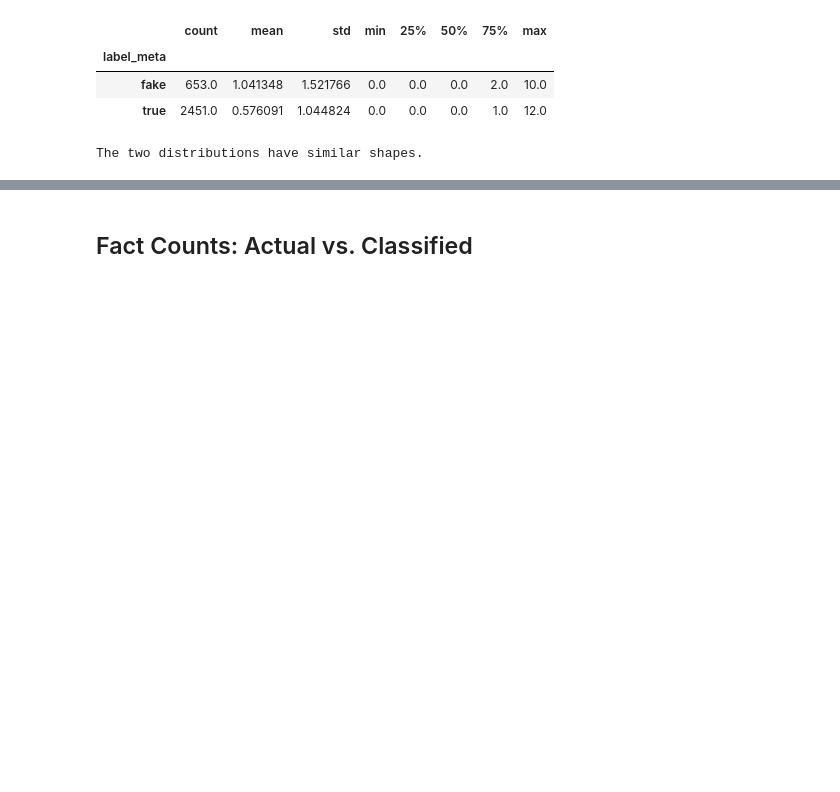
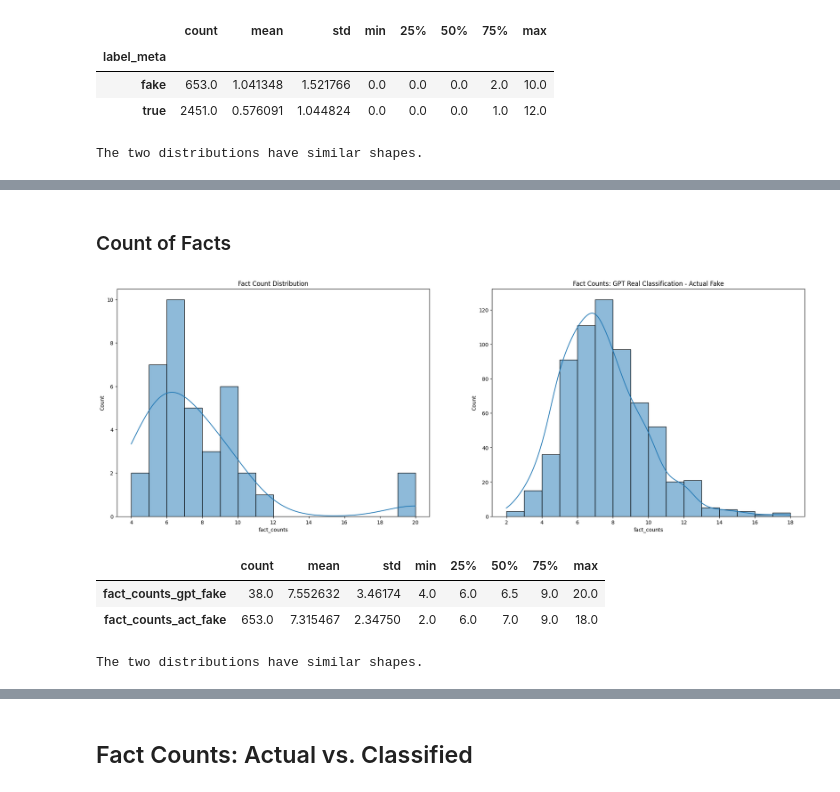
Before and after one commit to lammypi/KaggleX, a Jupyter notebook: chagpt-classifications.ipynb, the cells around one changed output, grey strips where cells are left out. Saved outputs shown, nothing was run; the diff lists cells and outputs as text; code cells hidden in the pictures; blank space fills up the shorter version.

Commit message:
Kaggle Notebook | chagpt_classifications | Version 10

```diff
--- a/chagpt-classifications.ipynb
+++ b/chagpt-classifications.ipynb
@@ -951,0 +956,41 @@ The two distributions have similar shapes.
+# %% [markdown]
+### Count of Facts
+# %%
+# Text Tokens
+fig, (ax0, ax1) = plt.subplots(1, 2, figsize=(24,8))
+
+# ax0
+ax0 = sns.histplot(data=gpt_fake_facts, x='fact_counts', binwidth=1, kde=True, ax=ax0)
+ax0.set_title('Fact Count Distribution')
+
+# Histograms
+ax1 = sns.histplot(data=gpt_true_facts[gpt_true_facts.label_meta=='fake'], x='fact_counts', binwidth=1, kde=True, ax=ax1)
+ax1.set_title('Fact Counts: GPT Real Classification - Actual Fake')
+
+# Show
+plt.show()
+# %% [output]
+[figure, added]
+# %%
+# Describe as dataframe
+gptf_fake_desc = pd.DataFrame(gpt_fake_facts.fact_counts[gpt_fake_facts.label_meta=='fake'].describe())
+gptrf_fake_desc = pd.DataFrame(gpt_true_facts.fact_counts[gpt_true_facts.label_meta=='fake'].describe())
+
+# Join
+gptf_fake_desc.join(gptrf_fake_desc, how='left', lsuffix='_gpt_fake', rsuffix='_act_fake').T
+# %% [output]
+|  | count | mean | std | min | 25% | 50% | 75% | max |
+| fact_counts_gpt_fake | 38.0 | 7.552632 | 3.46174 | 4.0 | 6.0 | 6.5 | 9.0 | 20.0 |
+| fact_counts_act_fake | 653.0 | 7.315467 | 2.34750 | 2.0 | 6.0 | 7.0 | 9.0 | 18.0 |
+# %%
+# Perform Kolmogorov-Smirnov Test
+fake_factcount_ks = stats.ks_2samp(gpt_fake_facts.fact_counts[gpt_fake_facts.label_meta=='fake'], gpt_true_facts.fact_counts[gpt_true_facts.label_meta=='fake'])
+p_value = fake_factcount_ks.pvalue
+
+# Print out the results
+if p_value < 0.05:
+    print("The two distributions have different shapes.")
+else:
+    print("The two distributions have similar shapes.")
+# %% [output]
+The two distributions have similar shapes.
```
Also changed, not shown: parts of 15 cells of this notebook.
